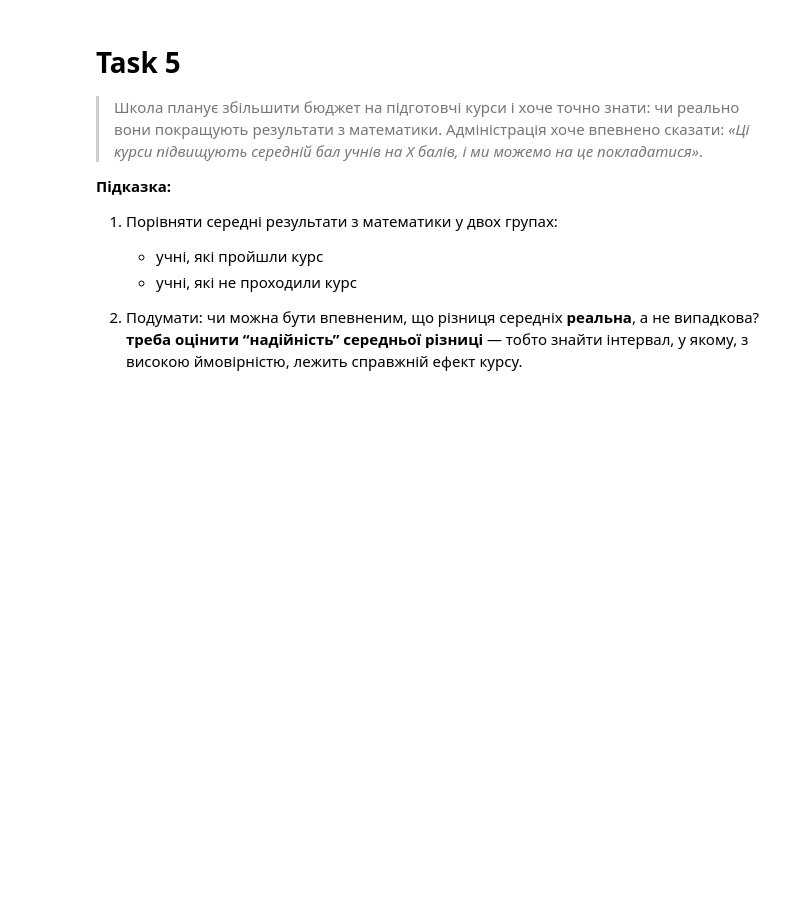
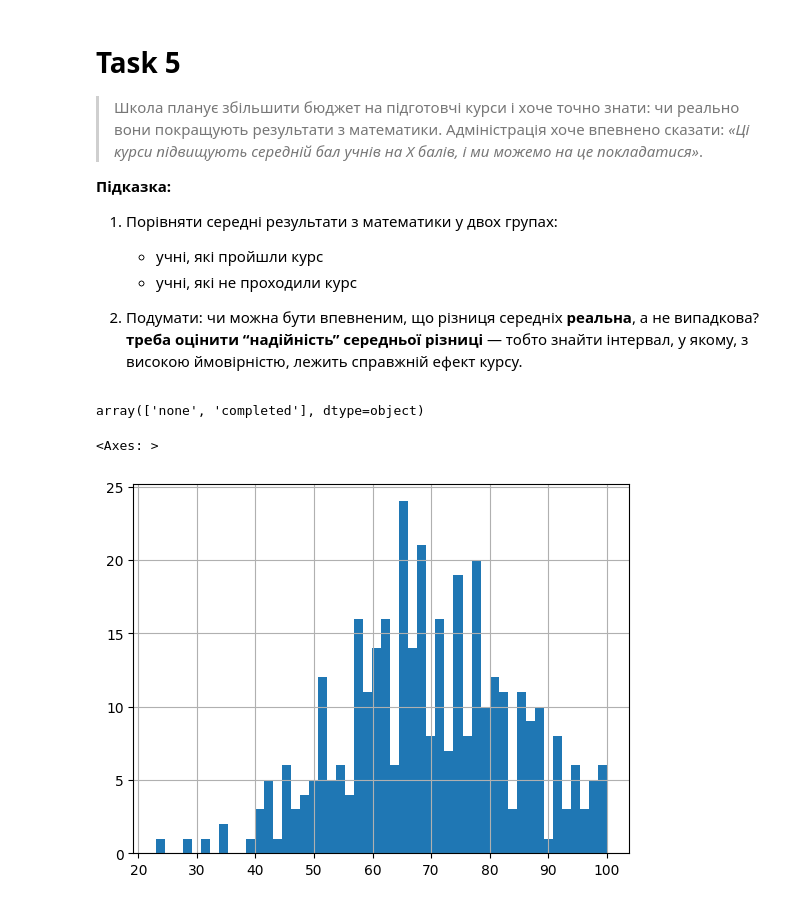
Before and after one commit to cpython-projects/python_da_06_11_25, a Jupyter notebook: lesson_18_hw.ipynb, the cells around one changed output. Drawn from its saved outputs; the diff is of its cells as text; code cells hidden in the pictures; blank space fills up the shorter version.

```diff
--- a/lesson_18_hw.ipynb
+++ b/lesson_18_hw.ipynb
@@ -19,0 +23,3 @@
+# %%
+df = pd.read_csv('https://raw.githubusercontent.com/cpython-projects/python_da_06_11_25/refs/heads/main/StudentsPerformance.csv')
+df.head()
@@ -34,0 +103,12 @@
+# %%
+edu_level = {
+    'some high school': 1,
+    'high school': 2,
+    'some college': 3,
+    "bachelor's degree": 4,
+    "master's degree": 5,
+    "associate's degree": 6,
+}
+
+df['parent_edu_level'] = df['parental level of education'].map(edu_level)
+df
@@ -50,3 +156,15 @@
    * учні, які пройшли курс
    * учні, які не проходили курс
 2. Подумати: чи можна бути впевненим, що різниця середніх **реальна**, а не випадкова? **треба оцінити “надійність” середньої різниці** — тобто знайти інтервал, у якому, з високою ймовірністю, лежить справжній ефект курсу.
+# %%
+df['test preparation course'].unique()
+# %% [output]
+array(['none', 'completed'], dtype=object)
+# %%
+math_completed_df = df[df['test preparation course'] == 'completed']['math score']
+math_none_df = df[df['test preparation course'] == 'none']['math score']
+# %%
+math_completed_df.hist(bins=50)
+# %% [output]
+<Axes: >
+[figure, added]
```
Also changed, not shown: parts of 17 cells of this notebook.
